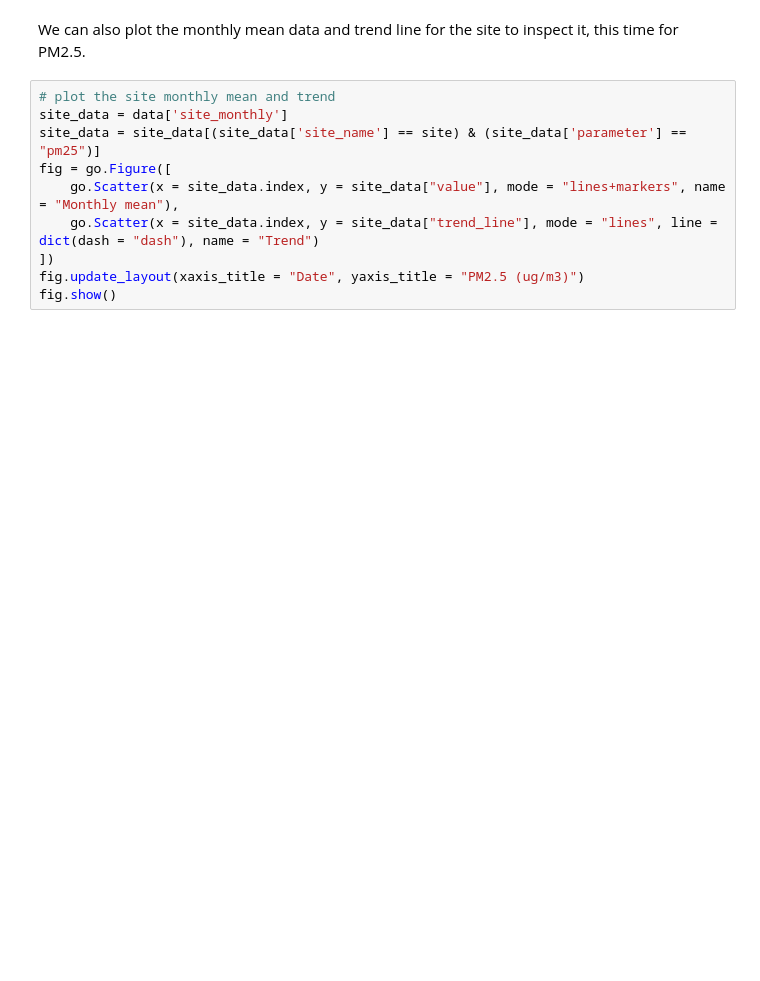
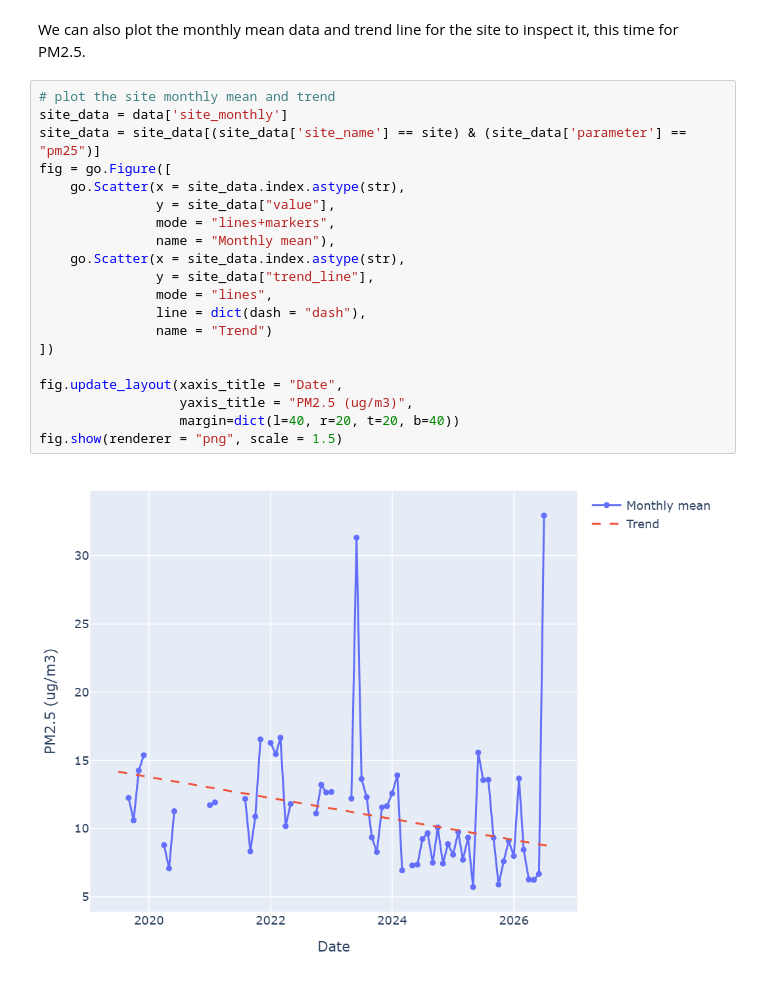
Before and after one commit to edf-org/airinsights, a Jupyter notebook: examples/trends_notebook.ipynb, the cells around one changed output. Drawn from its saved outputs; the diff is of its cells as text; blank space fills up the shorter version.

```diff
--- a/examples/trends_notebook.ipynb
+++ b/examples/trends_notebook.ipynb
@@ -124,10 +171,22 @@ We can also plot the monthly mean data and trend line for the site to inspect it
 # %%
 # plot the site monthly mean and trend
 site_data = data['site_monthly']
 site_data = site_data[(site_data['site_name'] == site) & (site_data['parameter'] == "pm25")]
 fig = go.Figure([
-    go.Scatter(x = site_data.index, y = site_data["value"], mode = "lines+markers", name = "Monthly mean"),
-    go.Scatter(x = site_data.index, y = site_data["trend_line"], mode = "lines", line = dict(dash = "dash"), name = "Trend")
+    go.Scatter(x = site_data.index.astype(str),
+               y = site_data["value"],
+               mode = "lines+markers",
+               name = "Monthly mean"),
+    go.Scatter(x = site_data.index.astype(str),
+               y = site_data["trend_line"],
+               mode = "lines",
+               line = dict(dash = "dash"),
+               name = "Trend")
 ])
-fig.update_layout(xaxis_title = "Date", yaxis_title = "PM2.5 (ug/m3)")
-fig.show()
+
+fig.update_layout(xaxis_title = "Date",
+                  yaxis_title = "PM2.5 (ug/m3)",
+                  margin=dict(l=40, r=20, t=20, b=40))
+fig.show(renderer = "png", scale = 1.5)
+# %% [output]
+[figure, added]
```
Also changed, not shown: parts of 3 cells of this notebook, 3 other files.
